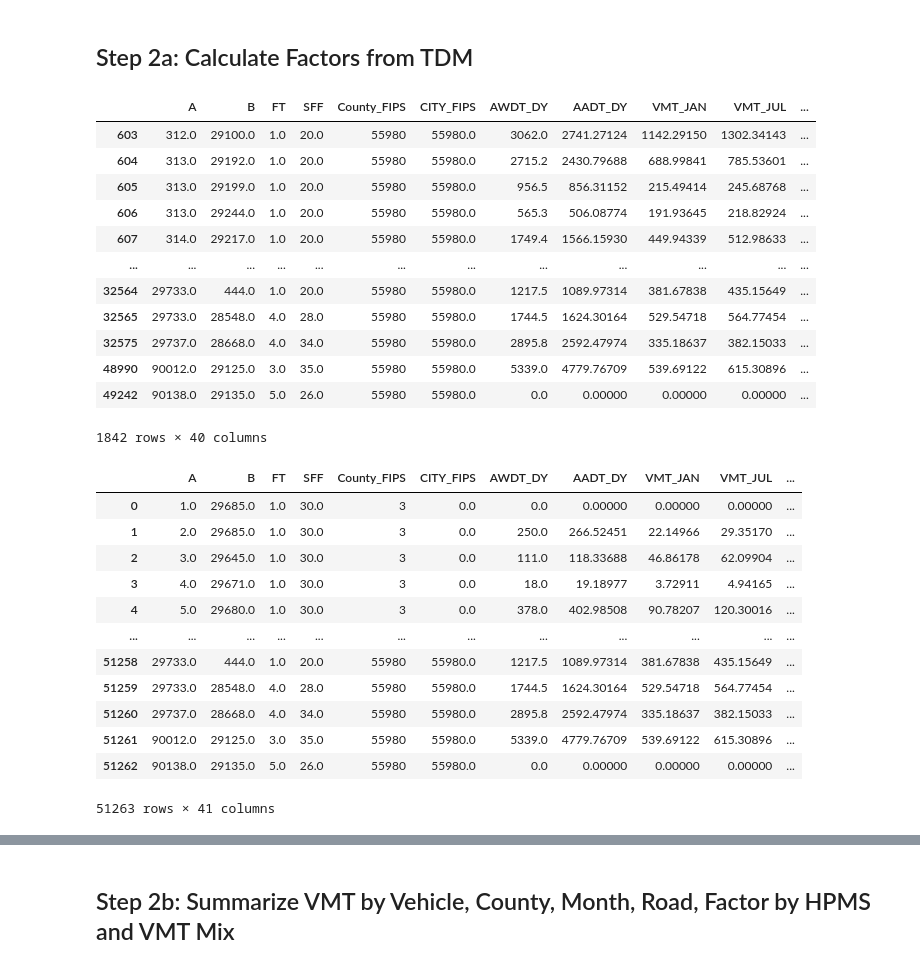
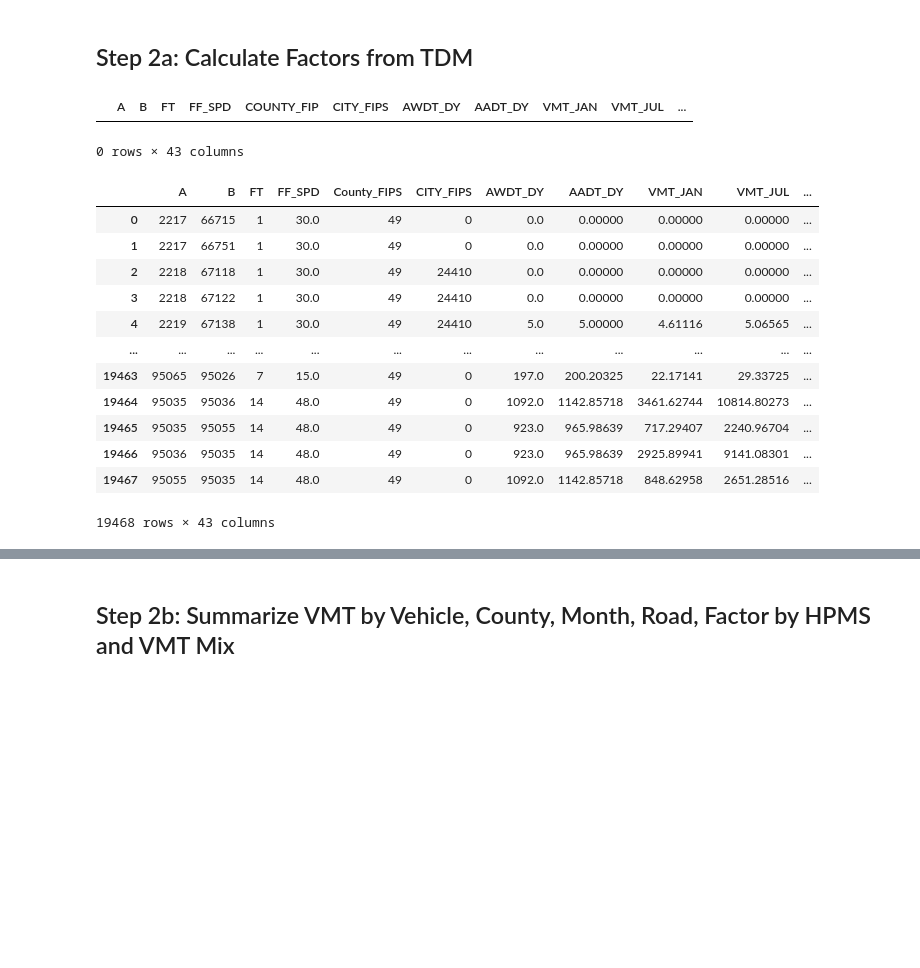
Before and after one commit to jlillywhiteMAG/MOVES_Input_Creation, a Jupyter notebook: MOVES_Input_File_Preparation.ipynb, the cells around one changed output, grey strips where cells are left out. Cells and saved outputs as stored; diff of their text form; code cells hidden in the pictures; blank space fills up the shorter version.

```diff
--- a/MOVES_Input_File_Preparation.ipynb
+++ b/MOVES_Input_File_Preparation.ipynb
@@ -31,7 +31,7 @@ pd.options.mode.copy_on_write = True
 # %%
 #List Input Folder and TDM File Paths:
 input_dir = r"C:\Users\jlillywhite\Documents\GitHub\MOVES_Input_Creation\Input"
-tdm_filename = "TDM_SummarywithFactors2050_v2.csv"
+tdm_filename = "TDM_SummarywithFactors2050.csv"
 
 #Create filepath
 tdm_filepath = pathlib.Path(input_dir,tdm_filename)
@@ -196,57 +196,46 @@ display(road_dist_county_df)
 # %%
 # Filter TDM Data to county of interest (If desired)
 #tdm = tdm_output[tdm_output['County_FIPS']== county_fips]
 tdm = tdm_output
 
 # Create "Link_ID" field
 tdm["link_ID"] = tdm["A"].astype(str) + "_" + tdm["B"].astype(str)
 
 # Create "year_ID" field
 tdm["year_ID"] = year
 
 #Set "road_type" field based on input "road.csv" file
 tdm = tdm.merge(road_df, on='FT')
 
 #The SQL script inserts ogden as a separate county here? Not sure why.
 tdm_ogden = tdm.where(tdm['CITY_FIPS']==55980)
 tdm_ogden.dropna(inplace=True)
 tdm_ogden['County_FIPS'] = 55980
 display(tdm_ogden)
 
 #Add Ogden to end of TDM Dataframe
-tdm = pd.concat([tdm, tdm_ogden], ignore_index=True)
+#tdm = pd.concat([tdm, tdm_ogden], ignore_index=True)
 
 #Reassign local roads to match Arterials
 tdm['roadtype_ID2345'] = tdm['RoadType'].where(tdm['RoadType'] != 55, other=5)
-if 'CO_FIPS' in tdm.columns: tdm.rename(columns={"CO_FIPS":"County_FIPS"}, inplace=True)
+if 'COUNTY_FIP' in tdm.columns: tdm.rename(columns={"COUNTY_FIP":"County_FIPS"}, inplace=True)
 display(tdm)
 # %% [output]
-|  | A | B | FT | SFF | County_FIPS | CITY_FIPS | AWDT_DY | AADT_DY | VMT_JAN | VMT_JUL | ... |
-| 603 | 312.0 | 29100.0 | 1.0 | 20.0 | 55980 | 55980.0 | 3062.0 | 2741.27124 | 1142.29150 | 1302.34143 | ... |
-| 604 | 313.0 | 29192.0 | 1.0 | 20.0 | 55980 | 55980.0 | 2715.2 | 2430.79688 | 688.99841 | 785.53601 | ... |
-| 605 | 313.0 | 29199.0 | 1.0 | 20.0 | 55980 | 55980.0 | 956.5 | 856.31152 | 215.49414 | 245.68768 | ... |
-| 606 | 313.0 | 29244.0 | 1.0 | 20.0 | 55980 | 55980.0 | 565.3 | 506.08774 | 191.93645 | 218.82924 | ... |
-| 607 | 314.0 | 29217.0 | 1.0 | 20.0 | 55980 | 55980.0 | 1749.4 | 1566.15930 | 449.94339 | 512.98633 | ... |
-| ... | ... | ... | ... | ... | ... | ... | ... | ... | ... | ... | ... |
-| 32564 | 29733.0 | 444.0 | 1.0 | 20.0 | 55980 | 55980.0 | 1217.5 | 1089.97314 | 381.67838 | 435.15649 | ... |
-| 32565 | 29733.0 | 28548.0 | 4.0 | 28.0 | 55980 | 55980.0 | 1744.5 | 1624.30164 | 529.54718 | 564.77454 | ... |
-| 32575 | 29737.0 | 28668.0 | 4.0 | 34.0 | 55980 | 55980.0 | 2895.8 | 2592.47974 | 335.18637 | 382.15033 | ... |
-| 48990 | 90012.0 | 29125.0 | 3.0 | 35.0 | 55980 | 55980.0 | 5339.0 | 4779.76709 | 539.69122 | 615.30896 | ... |
-| 49242 | 90138.0 | 29135.0 | 5.0 | 26.0 | 55980 | 55980.0 | 0.0 | 0.00000 | 0.00000 | 0.00000 | ... |
+|  | A | B | FT | FF_SPD | COUNTY_FIP | CITY_FIPS | AWDT_DY | AADT_DY | VMT_JAN | VMT_JUL | ... |
-1842 rows × 40 columns
+0 rows × 43 columns
-|  | A | B | FT | SFF | County_FIPS | CITY_FIPS | AWDT_DY | AADT_DY | VMT_JAN | VMT_JUL | ... |
-| 0 | 1.0 | 29685.0 | 1.0 | 30.0 | 3 | 0.0 | 0.0 | 0.00000 | 0.00000 | 0.00000 | ... |
-| 1 | 2.0 | 29685.0 | 1.0 | 30.0 | 3 | 0.0 | 250.0 | 266.52451 | 22.14966 | 29.35170 | ... |
-| 2 | 3.0 | 29645.0 | 1.0 | 30.0 | 3 | 0.0 | 111.0 | 118.33688 | 46.86178 | 62.09904 | ... |
-| 3 | 4.0 | 29671.0 | 1.0 | 30.0 | 3 | 0.0 | 18.0 | 19.18977 | 3.72911 | 4.94165 | ... |
-| 4 | 5.0 | 29680.0 | 1.0 | 30.0 | 3 | 0.0 | 378.0 | 402.98508 | 90.78207 | 120.30016 | ... |
+|  | A | B | FT | FF_SPD | County_FIPS | CITY_FIPS | AWDT_DY | AADT_DY | VMT_JAN | VMT_JUL | ... |
+| 0 | 2217 | 66715 | 1 | 30.0 | 49 | 0 | 0.0 | 0.00000 | 0.00000 | 0.00000 | ... |
+| 1 | 2217 | 66751 | 1 | 30.0 | 49 | 0 | 0.0 | 0.00000 | 0.00000 | 0.00000 | ... |
+| 2 | 2218 | 67118 | 1 | 30.0 | 49 | 24410 | 0.0 | 0.00000 | 0.00000 | 0.00000 | ... |
+| 3 | 2218 | 67122 | 1 | 30.0 | 49 | 24410 | 0.0 | 0.00000 | 0.00000 | 0.00000 | ... |
+| 4 | 2219 | 67138 | 1 | 30.0 | 49 | 24410 | 5.0 | 5.00000 | 4.61116 | 5.06565 | ... |
 | ... | ... | ... | ... | ... | ... | ... | ... | ... | ... | ... | ... |
-| 51258 | 29733.0 | 444.0 | 1.0 | 20.0 | 55980 | 55980.0 | 1217.5 | 1089.97314 | 381.67838 | 435.15649 | ... |
-| 51259 | 29733.0 | 28548.0 | 4.0 | 28.0 | 55980 | 55980.0 | 1744.5 | 1624.30164 | 529.54718 | 564.77454 | ... |
-| 51260 | 29737.0 | 28668.0 | 4.0 | 34.0 | 55980 | 55980.0 | 2895.8 | 2592.47974 | 335.18637 | 382.15033 | ... |
-| 51261 | 90012.0 | 29125.0 | 3.0 | 35.0 | 55980 | 55980.0 | 5339.0 | 4779.76709 | 539.69122 | 615.30896 | ... |
-| 51262 | 90138.0 | 29135.0 | 5.0 | 26.0 | 55980 | 55980.0 | 0.0 | 0.00000 | 0.00000 | 0.00000 | ... |
+| 19463 | 95065 | 95026 | 7 | 15.0 | 49 | 0 | 197.0 | 200.20325 | 22.17141 | 29.33725 | ... |
+| 19464 | 95035 | 95036 | 14 | 48.0 | 49 | 0 | 1092.0 | 1142.85718 | 3461.62744 | 10814.80273 | ... |
+| 19465 | 95035 | 95055 | 14 | 48.0 | 49 | 0 | 923.0 | 965.98639 | 717.29407 | 2240.96704 | ... |
+| 19466 | 95036 | 95035 | 14 | 48.0 | 49 | 0 | 923.0 | 965.98639 | 2925.89941 | 9141.08301 | ... |
+| 19467 | 95055 | 95035 | 14 | 48.0 | 49 | 0 | 1092.0 | 1142.85718 | 848.62958 | 2651.28516 | ... |
-51263 rows × 41 columns
+19468 rows × 43 columns
 # %%
 #Assign HPMS Factors
 display(tdm)
```
Also changed, not shown: parts of 14 cells of this notebook, 3 other files.
